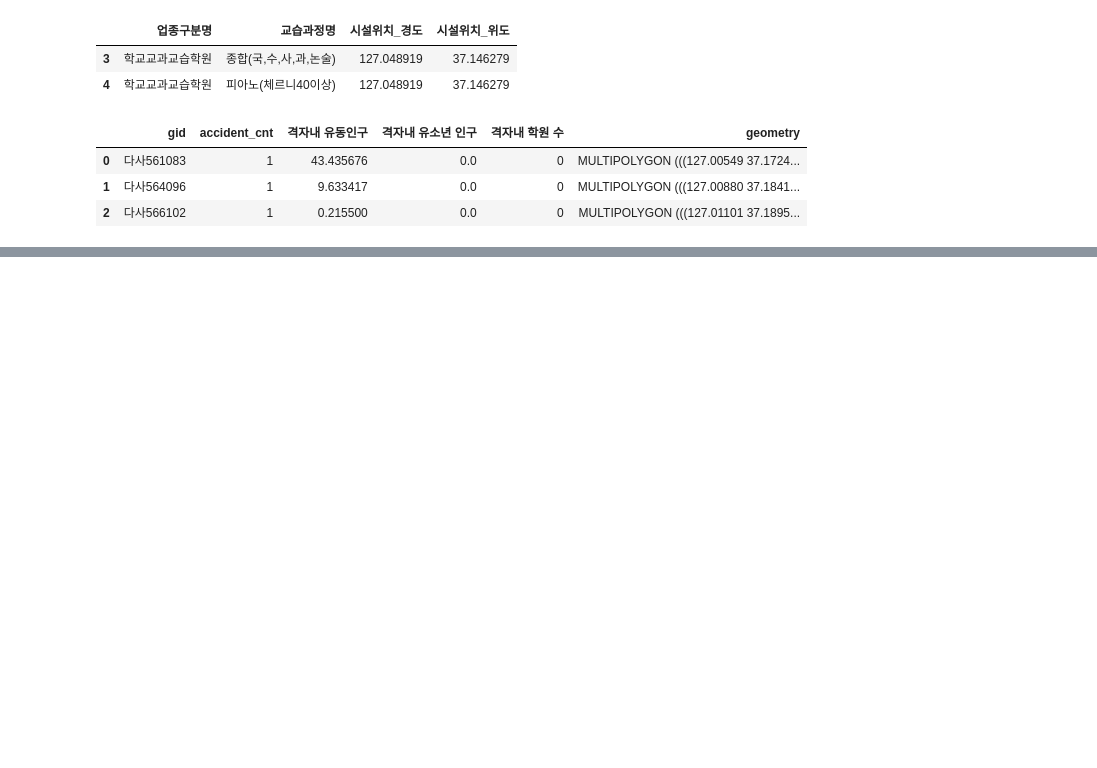
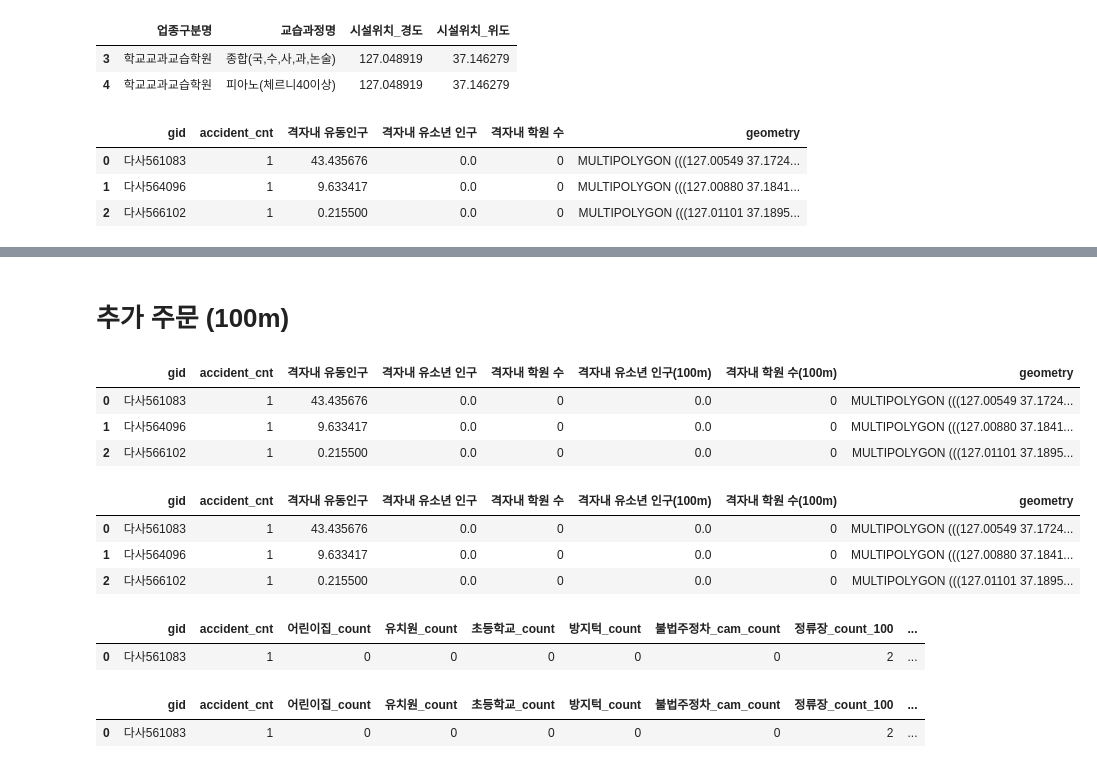
Before and after one commit to ikeven94/Osan-Si_-Identify-_TA_DangerZones, a Jupyter notebook: EDA/Linear Regression.ipynb, the cells around one changed output, grey strips where cells are left out. Drawn from its saved outputs; the diff is of its cells as text; code cells hidden in the pictures; blank space fills up the shorter version.

```diff
--- a/EDA/Linear Regression.ipynb
+++ b/EDA/Linear Regression.ipynb
@@ -260,0 +268,46 @@ data.head()
+# %% [markdown]
+# 추가 주문 (100m)
+# %%
+def ppl_living_inside_100(geo_obj):
+
+    global 거주인구격자_유소년
+
+    ret_cnt = 0
+    y,x = geo_obj.centroid.coords[0]
+
+    for (_,cnt,square) in 거주인구격자_유소년.iloc:
+        c_y,c_x = square.centroid.coords[0]
+
+        if haversine((x,y),(c_x,c_y),unit="m") <= 100:
+            ret_cnt+=cnt
+
+    return ret_cnt
+
+data['격자내 유소년 인구(100m)'] = data['geometry'].apply(ppl_living_inside_100)
+data.head(3)
+# %% [output]
+|  | gid | accident_cnt | 격자내 유동인구 | 격자내 유소년 인구 | 격자내 학원 수 | 격자내 유소년 인구(100m) | 격자내 학원 수(100m) | geometry |
+| 0 | 다사561083 | 1 | 43.435676 | 0.0 | 0 | 0.0 | 0 | MULTIPOLYGON (((127.00549 37.1724... |
+| 1 | 다사564096 | 1 | 9.633417 | 0.0 | 0 | 0.0 | 0 | MULTIPOLYGON (((127.00880 37.1841... |
+| 2 | 다사566102 | 1 | 0.215500 | 0.0 | 0 | 0.0 | 0 | MULTIPOLYGON (((127.01101 37.1895... |
+# %%
+def hakwon_inside_100(geo_obj):
+
+    global 관심_학원_및_교습소_현황
+
+    ret_cnt = 0
+    y,x = geo_obj.centroid.coords[0]
+
+    for (_1,_2,c_y,c_x) in 관심_학원_및_교습소_현황.iloc:
+        if haversine((x,y),(c_x,c_y),unit="m") <= 100:
+            ret_cnt+=1
+
+    return ret_cnt
+
+data['격자내 학원 수(100m)'] = data['geometry'].apply(hakwon_inside_100)
+data.head(3)
+# %% [output]
+|  | gid | accident_cnt | 격자내 유동인구 | 격자내 유소년 인구 | 격자내 학원 수 | 격자내 유소년 인구(100m) | 격자내 학원 수(100m) | geometry |
+| 0 | 다사561083 | 1 | 43.435676 | 0.0 | 0 | 0.0 | 0 | MULTIPOLYGON (((127.00549 37.1724... |
+| 1 | 다사564096 | 1 | 9.633417 | 0.0 | 0 | 0.0 | 0 | MULTIPOLYGON (((127.00880 37.1841... |
+| 2 | 다사566102 | 1 | 0.215500 | 0.0 | 0 | 0.0 | 0 | MULTIPOLYGON (((127.01101 37.1895... |
@@ -260,0 +316,18 @@ data.head()
+# %%
+total["grid_유소년인구_100"] = data["격자내 유소년 인구(100m)"].copy()
+total["grid_학원수_100"] = data["격자내 학원 수(100m)"].copy()
+total.head(1)
+# %% [output]
+|  | gid | accident_cnt | 어린이집_count | 유치원_count | 초등학교_count | 방지턱_count | 불법주정차_cam_count | 정류장_count_100 | ... |
+| 0 | 다사561083 | 1 | 0 | 0 | 0 | 0 | 0 | 2 | ... |
+# %%
+total = total.rename(columns={"grid_유동인구":"유동인구_sum",
+                     "grid_유소년인구":"유소년인구_count_200",
+                      "grid_학원수":"학원수_count_300",
+                     "grid_유소년인구_100":"유소년인구_count_100",
+                     "grid_학원수_100":"학원수_count_100"})
+
+total.head(1)
+# %% [output]
+|  | gid | accident_cnt | 어린이집_count | 유치원_count | 초등학교_count | 방지턱_count | 불법주정차_cam_count | 정류장_count_100 | ... |
+| 0 | 다사561083 | 1 | 0 | 0 | 0 | 0 | 0 | 2 | ... |
```
Also changed, not shown: parts of 16 cells of this notebook, 1 other file.
